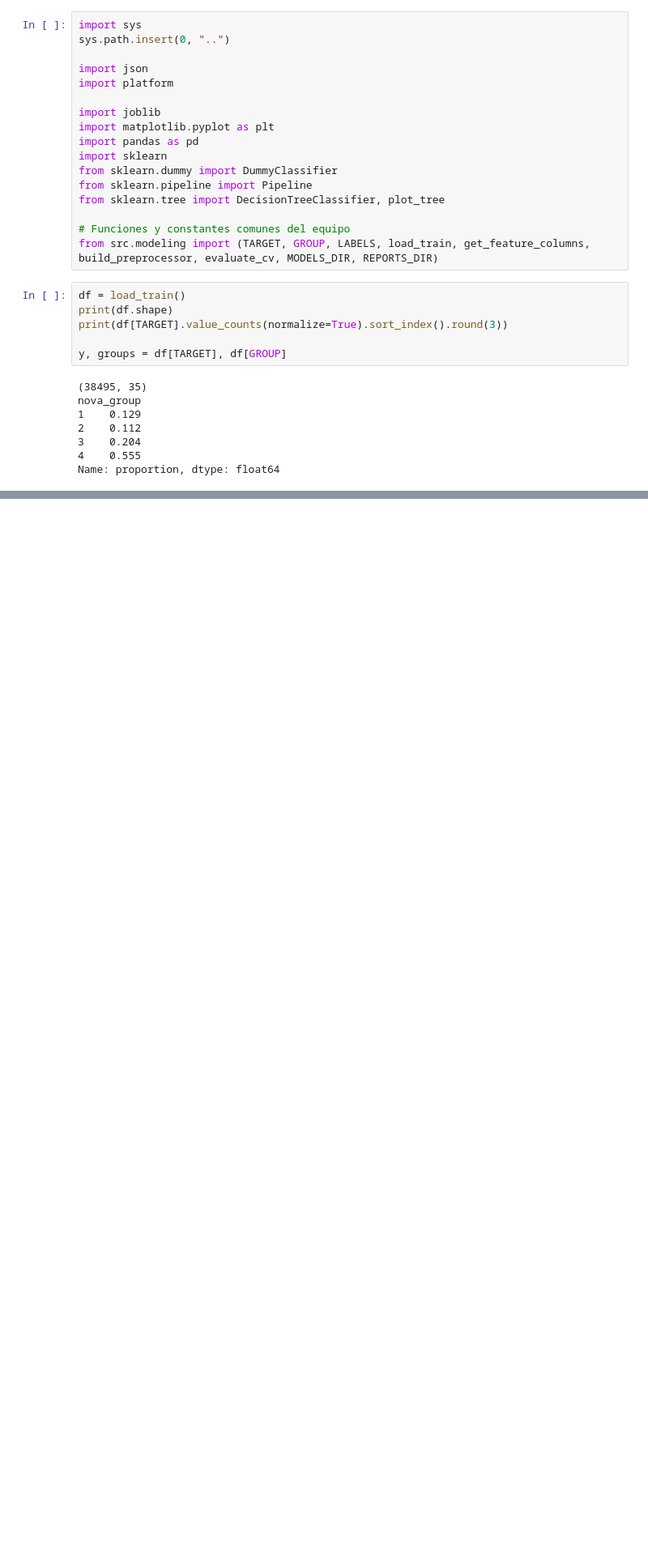
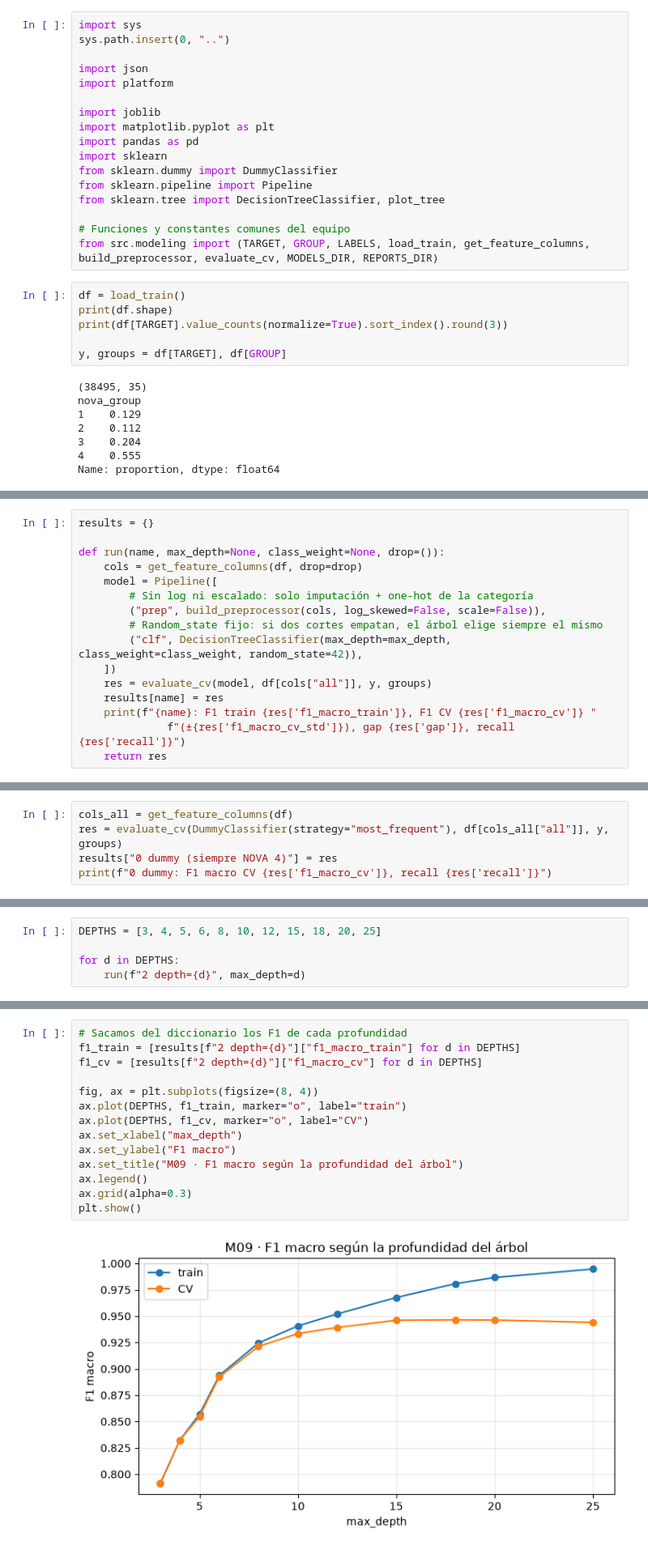
Before and after one commit to IA-P1-BCN/real-food-classifier, a Jupyter notebook: notebooks/03_m09_decision_tree.ipynb, the cells around one changed output, grey strips where cells are left out. Shown at 81% size. Saved outputs shown, nothing was run; the diff lists cells and outputs as text; blank space fills up the shorter version.

Commit message:
feat(modeling): add max_depth sweep and class_weight variants to M09

```diff
--- a/notebooks/03_m09_decision_tree.ipynb
+++ b/notebooks/03_m09_decision_tree.ipynb
@@ -48,0 +53,16 @@ Name: proportion, dtype: float64
+# %%
+results = {}
+
+def run(name, max_depth=None, class_weight=None, drop=()):
+    cols = get_feature_columns(df, drop=drop)
+    model = Pipeline([
+        # Sin log ni escalado: solo imputación + one-hot de la categoría
+        ("prep", build_preprocessor(cols, log_skewed=False, scale=False)),
+        # Random_state fijo: si dos cortes empatan, el árbol elige siempre el mismo
+        ("clf", DecisionTreeClassifier(max_depth=max_depth, class_weight=class_weight, random_state=42)),
+    ])
+    res = evaluate_cv(model, df[cols["all"]], y, groups)
+    results[name] = res
+    print(f"{name}: F1 train {res['f1_macro_train']}, F1 CV {res['f1_macro_cv']} "
+              f"(±{res['f1_macro_cv_std']}), gap {res['gap']}, recall {res['recall']}")
+    return res
@@ -48,0 +73,5 @@ Name: proportion, dtype: float64
+# %%
+cols_all = get_feature_columns(df)
+res = evaluate_cv(DummyClassifier(strategy="most_frequent"), df[cols_all["all"]], y, groups)
+results["0 dummy (siempre NOVA 4)"] = res
+print(f"0 dummy: F1 macro CV {res['f1_macro_cv']}, recall {res['recall']}")
@@ -48,0 +104,5 @@ Name: proportion, dtype: float64
+# %%
+DEPTHS = [3, 4, 5, 6, 8, 10, 12, 15, 18, 20, 25]
+
+for d in DEPTHS:
+    run(f"2 depth={d}", max_depth=d)
@@ -48,0 +121,16 @@ Name: proportion, dtype: float64
+# %%
+# Sacamos del diccionario los F1 de cada profundidad
+f1_train = [results[f"2 depth={d}"]["f1_macro_train"] for d in DEPTHS]
+f1_cv = [results[f"2 depth={d}"]["f1_macro_cv"] for d in DEPTHS]
+
+fig, ax = plt.subplots(figsize=(8, 4))
+ax.plot(DEPTHS, f1_train, marker="o", label="train")
+ax.plot(DEPTHS, f1_cv, marker="o", label="CV")
+ax.set_xlabel("max_depth")
+ax.set_ylabel("F1 macro")
+ax.set_title("M09 · F1 macro según la profundidad del árbol")
+ax.legend()
+ax.grid(alpha=0.3)
+plt.show()
+# %% [output]
+[figure, added]
```
Also changed, not shown: parts of 13 cells of this notebook.
